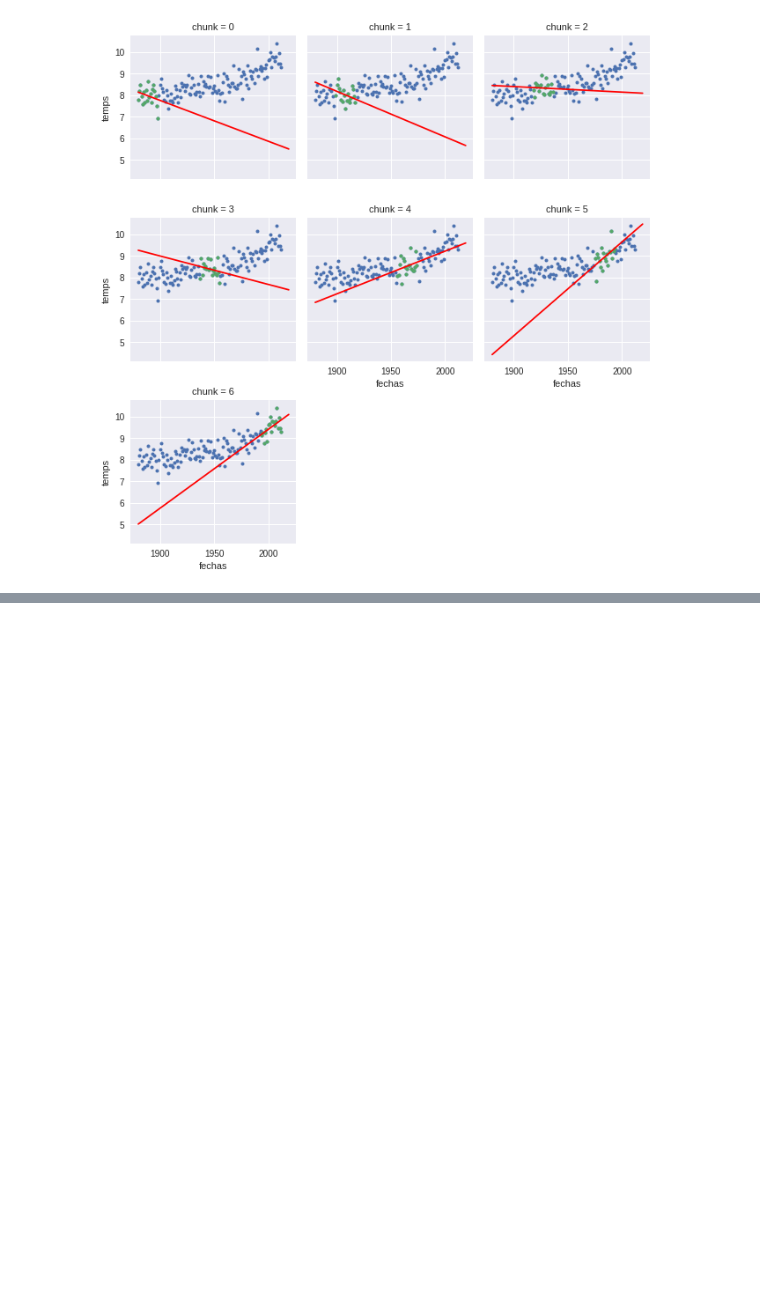
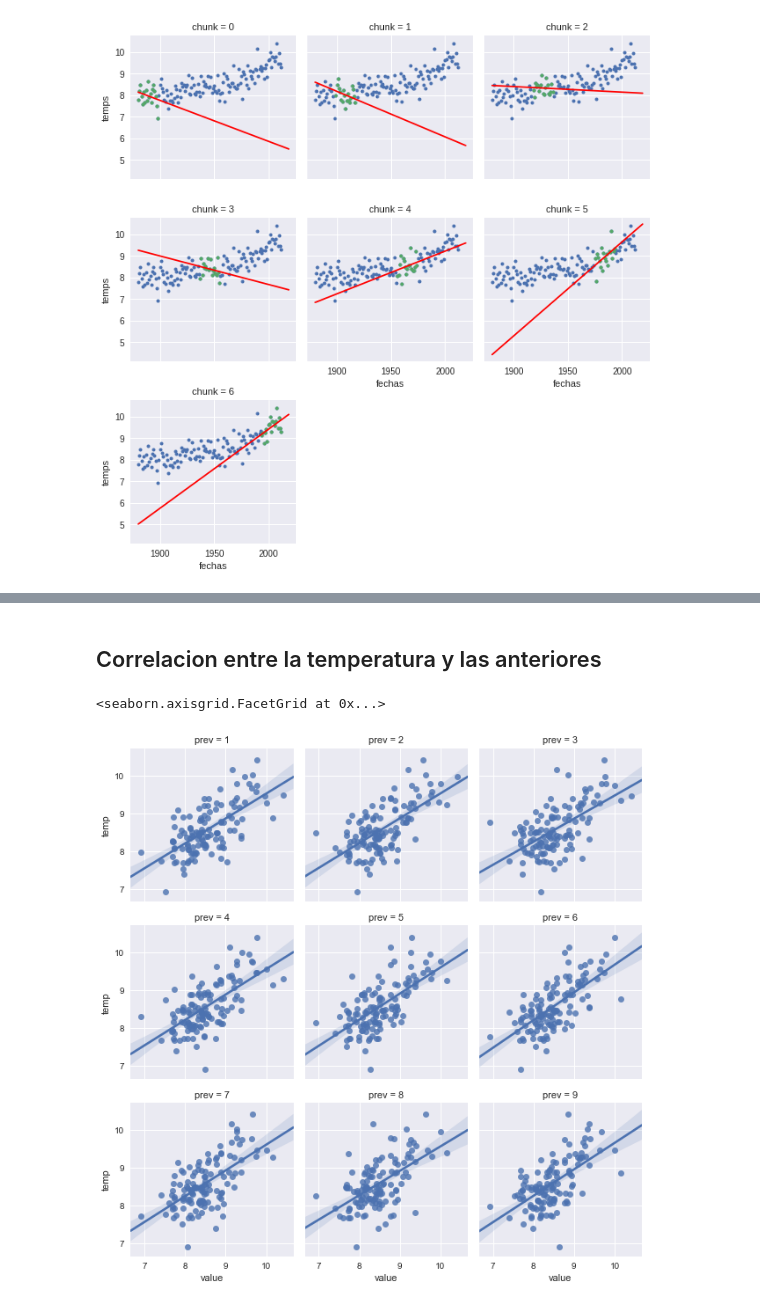
Before and after one commit to smcsicardi/metnum-tp3, a Jupyter notebook: world temperature least squares.ipynb, the cells around one changed output, grey strips where cells are left out. Saved outputs shown, nothing was run; the diff lists cells and outputs as text; code cells hidden in the pictures; blank space fills up the shorter version.

```diff
--- a/world temperature least squares.ipynb
+++ b/world temperature least squares.ipynb
@@ -216,0 +258,13 @@ ecm chunk nro 11 =  0.212421195844
+# %% [markdown]
+## Correlacion entre la temperatura y las anteriores
+# %%
+df = pd.read_csv('data/worldTemperature.csv')
+df = colapsarK(df, 'temp', 9)
+cols = ['prev{}'.format(i+1) for i in range(9)]
+df = pd.melt(df, id_vars=['year', 'temp'], value_vars=cols)
+df['prev'] = df['variable'].apply(lambda x: int(x[4:]))
+df = df.sort_values(['year', 'prev'])
+sns.lmplot(data=df, x='value', y='temp', col='prev', col_wrap=3, size=3)
+# %% [output]
+<seaborn.axisgrid.FacetGrid at 0x...>
+[figure, added]
```
Also changed, not shown: parts of 5 cells of this notebook, 2 other files.
